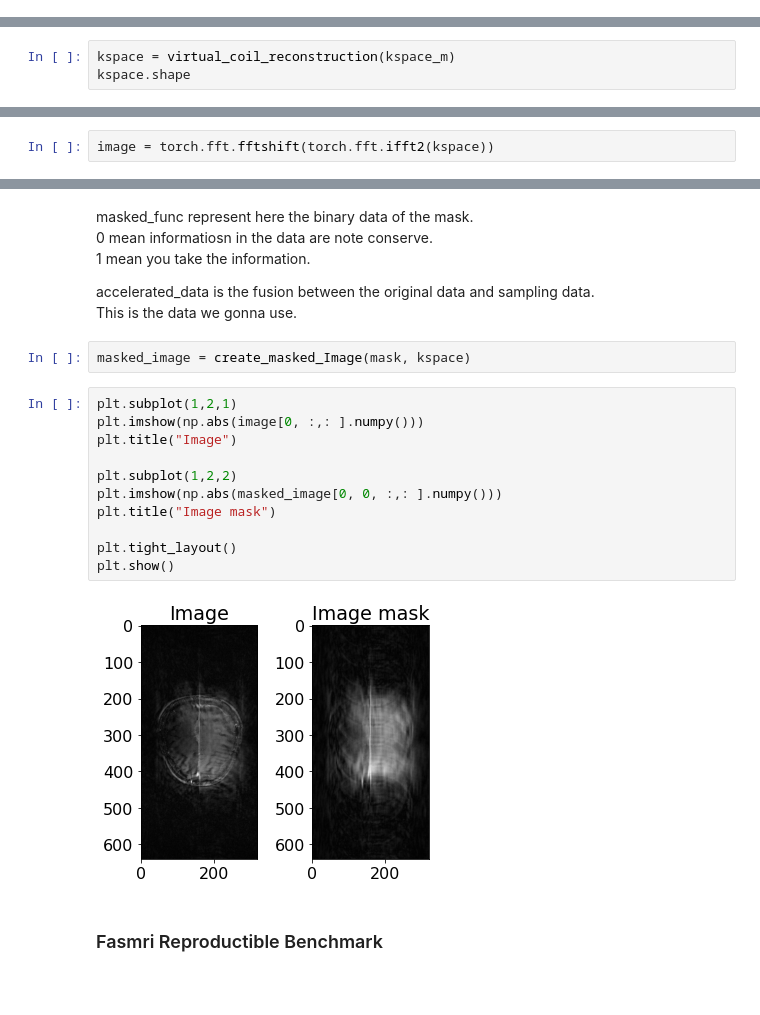
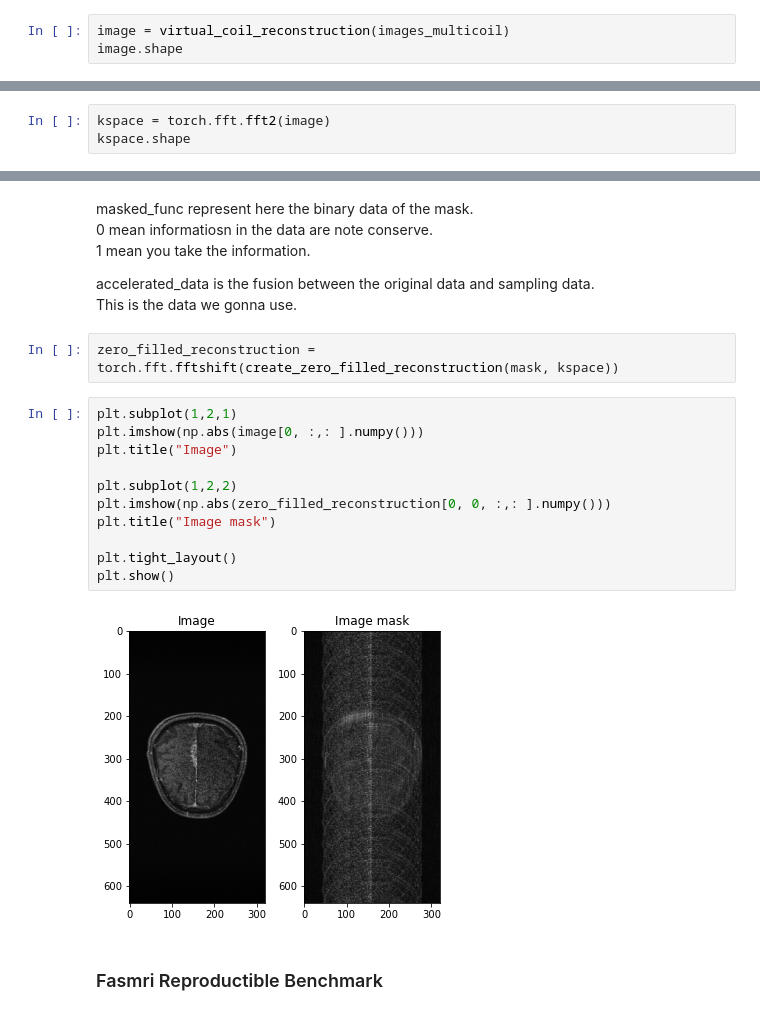
Before and after one commit to mind-inria/mri-dl-recon, a Jupyter notebook: src/mri_dlrecon/functions_torch/tuto_function_torch.ipynb, the cells around one changed output, grey strips where cells are left out. Cells and saved outputs as stored; diff of their text form; blank space fills up the shorter version.

```diff
--- a/src/mri_dlrecon/functions_torch/tuto_function_torch.ipynb
+++ b/src/mri_dlrecon/functions_torch/tuto_function_torch.ipynb
@@ -31,2 +41,5 @@ K = virtual_coil_reconstruction(torch.fft.fftshift(torch.fft.ifft2(kspace_m)))
 # %% [markdown]
 ## Multicoil to Singlecoil
+# %%
+image = virtual_coil_reconstruction(images_multicoil)
+image.shape
@@ -33,10 +48,8 @@ K = virtual_coil_reconstruction(torch.fft.fftshift(torch.fft.ifft2(kspace_m)))
 # %%
-kspace = virtual_coil_reconstruction(kspace_m)
+kspace = torch.fft.fft2(image)
 kspace.shape
 # %% [output]
 torch.Size([16, 640, 320])
-# %%
-image = torch.fft.fftshift(torch.fft.ifft2(kspace))
 # %%
 plt.subplot(1,2,1)
 plt.imshow(np.abs(image[0, :,: ].numpy()))
@@ -75,21 +88,21 @@ masked_func represent here the binary data of the mask.
 
 accelerated_data is the fusion between the original data and sampling data.
 This is the data we gonna use.
-# %%
-masked_image = create_masked_Image(mask, kspace)
+# %%
+zero_filled_reconstruction = torch.fft.fftshift(create_zero_filled_reconstruction(mask, kspace))
 # %%
 plt.subplot(1,2,1)
 plt.imshow(np.abs(image[0, :,: ].numpy()))
 plt.title("Image")
 
 plt.subplot(1,2,2)
-plt.imshow(np.abs(masked_image[0, 0, :,: ].numpy()))
+plt.imshow(np.abs(zero_filled_reconstruction[0, 0, :,: ].numpy()))
 plt.title("Image mask")
 
 plt.tight_layout()
 plt.show()
 # %% [output]
-[figure, old version]
+[figure, new version]
 # %% [markdown]
 ### Fasmri Reproductible Benchmark
 # %%
```
Also changed, not shown: parts of 26 cells of this notebook, 8 other files.
